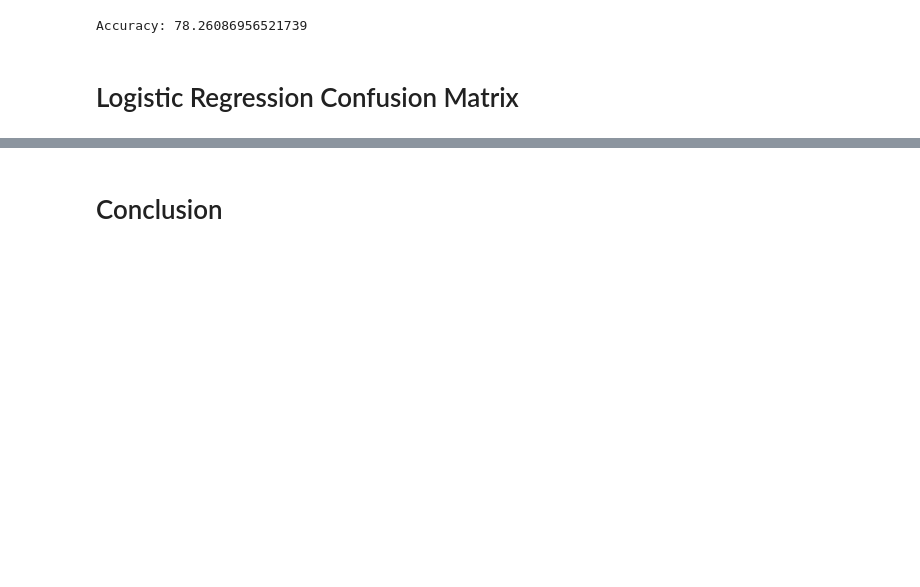
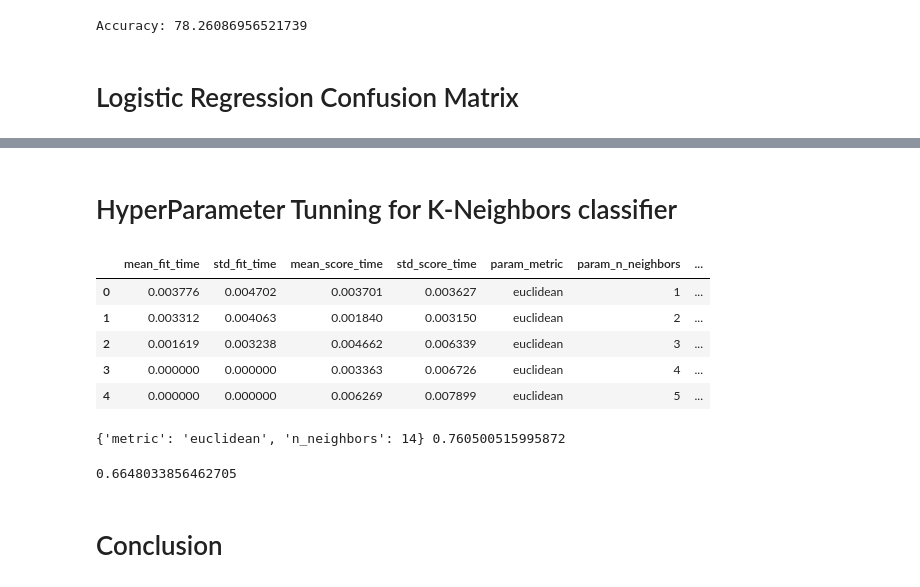
Before and after one commit to GauravRai1512/UCDPA_GauravKumarRai, a Jupyter notebook: Diabetes.ipynb, the cells around one changed output, grey strips where cells are left out. Drawn from its saved outputs; the diff is of its cells as text; code cells hidden in the pictures; blank space fills up the shorter version.

Commit message:
added ROC, AUC, HyperParameter Tunning

```diff
--- a/Diabetes.ipynb
+++ b/Diabetes.ipynb
@@ -503,3 +551,35 @@ weighted avg       0.58      0.61      0.58       230
+# %% [markdown]
+# HyperParameter Tunning for K-Neighbors classifier
+# %%
+from sklearn.model_selection import GridSearchCV, KFold
+metrics = ['euclidean','manhattan']
+neighbors = np.arange(1,21)
+param_grid = dict(metric=metrics, n_neighbors=neighbors)
+knn = KNeighborsClassifier()
+knn_cv = GridSearchCV(knn, param_grid, scoring='accuracy', refit='True')
+knn_cv.fit(X, y)
+knn_val=pd.DataFrame(knn_cv.cv_results_)
+knn_val.head()
+# %% [output]
+|  | mean_fit_time | std_fit_time | mean_score_time | std_score_time | param_metric | param_n_neighbors | ... |
+| 0 | 0.003776 | 0.004702 | 0.003701 | 0.003627 | euclidean | 1 | ... |
+| 1 | 0.003312 | 0.004063 | 0.001840 | 0.003150 | euclidean | 2 | ... |
+| 2 | 0.001619 | 0.003238 | 0.004662 | 0.006339 | euclidean | 3 | ... |
+| 3 | 0.000000 | 0.000000 | 0.003363 | 0.006726 | euclidean | 4 | ... |
+| 4 | 0.000000 | 0.000000 | 0.006269 | 0.007899 | euclidean | 5 | ... |
+# %%
+print(knn_cv.best_params_, knn_cv.best_score_)
+# %% [output]
+{'metric': 'euclidean', 'n_neighbors': 14} 0.760500515995872
+# %%
+kf = KFold(n_splits=5, shuffle=True, random_state=42)
+param_grid = {"solver": ["sag"]}
+logistic = LogisticRegression()
+log_cv = GridSearchCV(logistic, param_grid, cv=kf)
+log_cv.fit(X_train, y_train)
+print(log_cv.best_score_)
+# %% [output]
+0.6648033856462705
 # %% [markdown]
 # Conclusion
 # %%
```
Also changed, not shown: parts of 12 cells of this notebook, 1 other file.
